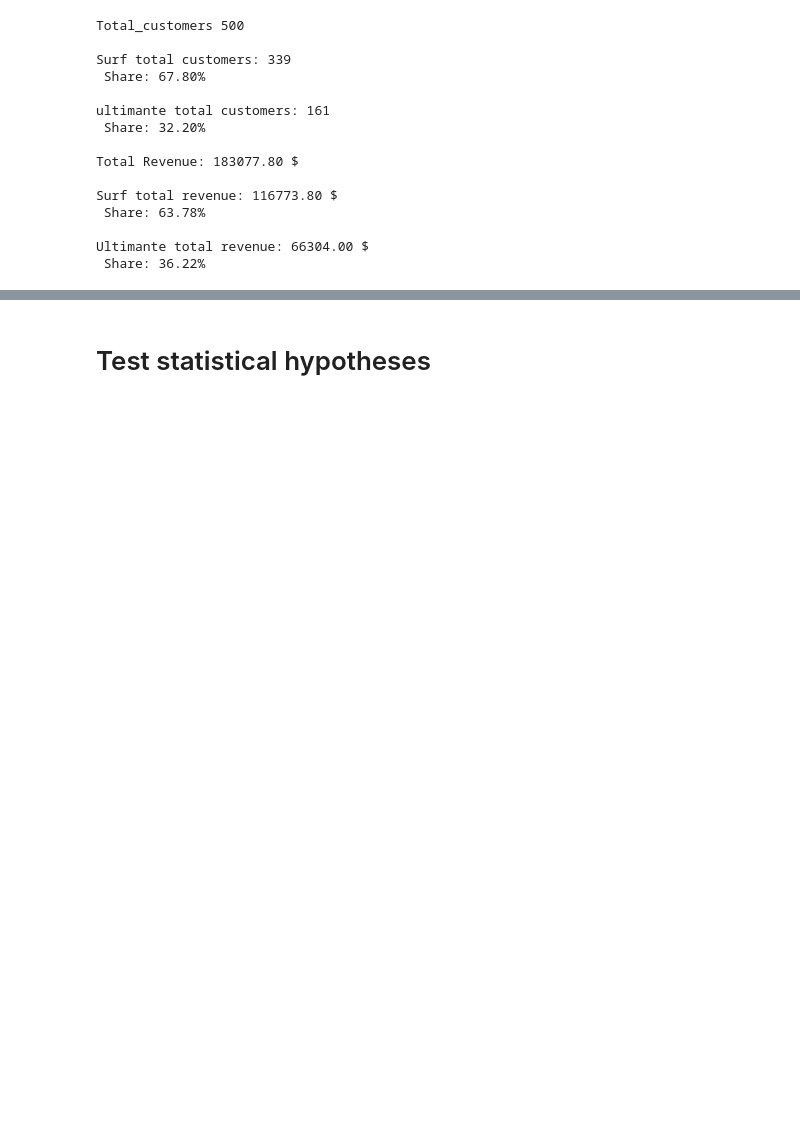
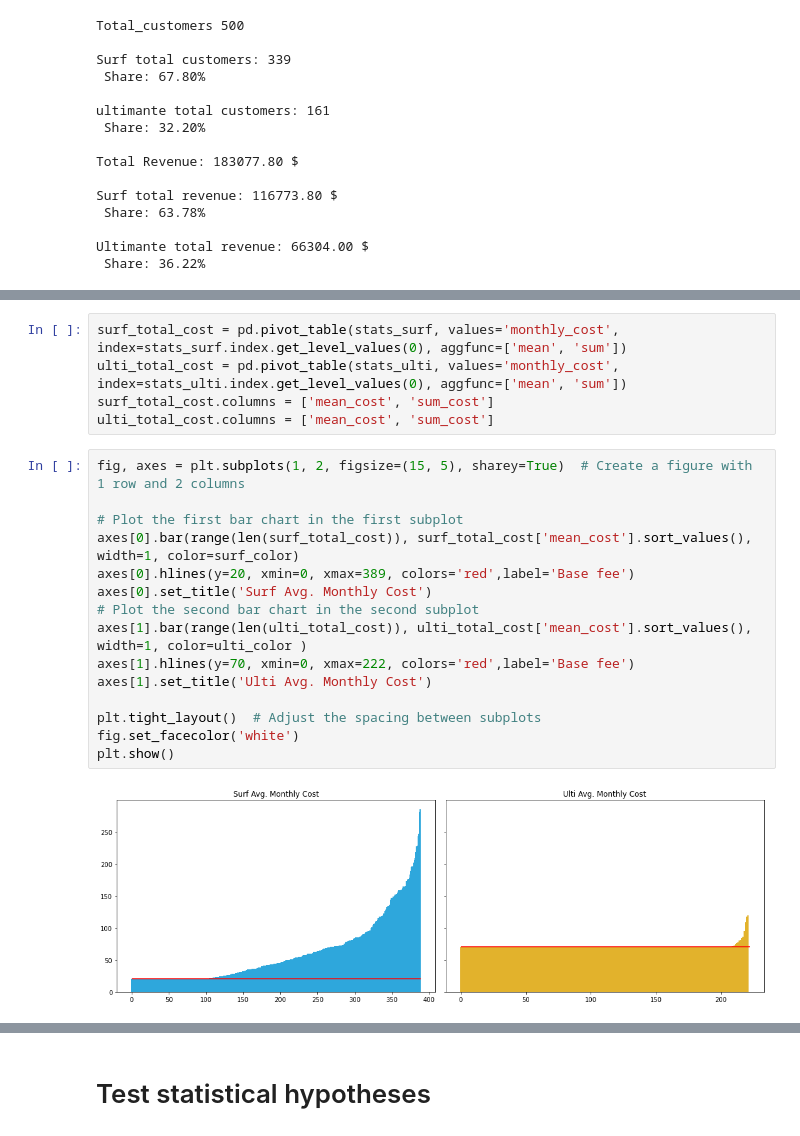
Before and after one commit to metanameEricRoss/MegaLines_Project, a Jupyter notebook: V1_MegaLines.ipynb, the cells around one changed output, grey strips where cells are left out. Cells and saved outputs as stored; diff of their text form; blank space fills up the shorter version.

```diff
--- a/V1_MegaLines.ipynb
+++ b/V1_MegaLines.ipynb
@@ -745,0 +649,22 @@ the ultimante plan brings in more revenue per user while have less total revenue
+# %%
+surf_total_cost = pd.pivot_table(stats_surf, values='monthly_cost', index=stats_surf.index.get_level_values(0), aggfunc=['mean', 'sum'])
+ulti_total_cost = pd.pivot_table(stats_ulti, values='monthly_cost', index=stats_ulti.index.get_level_values(0), aggfunc=['mean', 'sum'])
+surf_total_cost.columns = ['mean_cost', 'sum_cost']
+ulti_total_cost.columns = ['mean_cost', 'sum_cost']
+# %%
+fig, axes = plt.subplots(1, 2, figsize=(15, 5), sharey=True)  # Create a figure with 1 row and 2 columns
+
+# Plot the first bar chart in the first subplot
+axes[0].bar(range(len(surf_total_cost)), surf_total_cost['mean_cost'].sort_values(), width=1, color=surf_color)
+axes[0].hlines(y=20, xmin=0, xmax=389, colors='red',label='Base fee')
+axes[0].set_title('Surf Avg. Monthly Cost')
+# Plot the second bar chart in the second subplot
+axes[1].bar(range(len(ulti_total_cost)), ulti_total_cost['mean_cost'].sort_values(), width=1, color=ulti_color )
+axes[1].hlines(y=70, xmin=0, xmax=222, colors='red',label='Base fee')
+axes[1].set_title('Ulti Avg. Monthly Cost')
+
+plt.tight_layout()  # Adjust the spacing between subplots
+fig.set_facecolor('white')
+plt.show()
+# %% [output]
+[figure, added]
```
Also changed, not shown: parts of 105 cells of this notebook, 1 other file.
